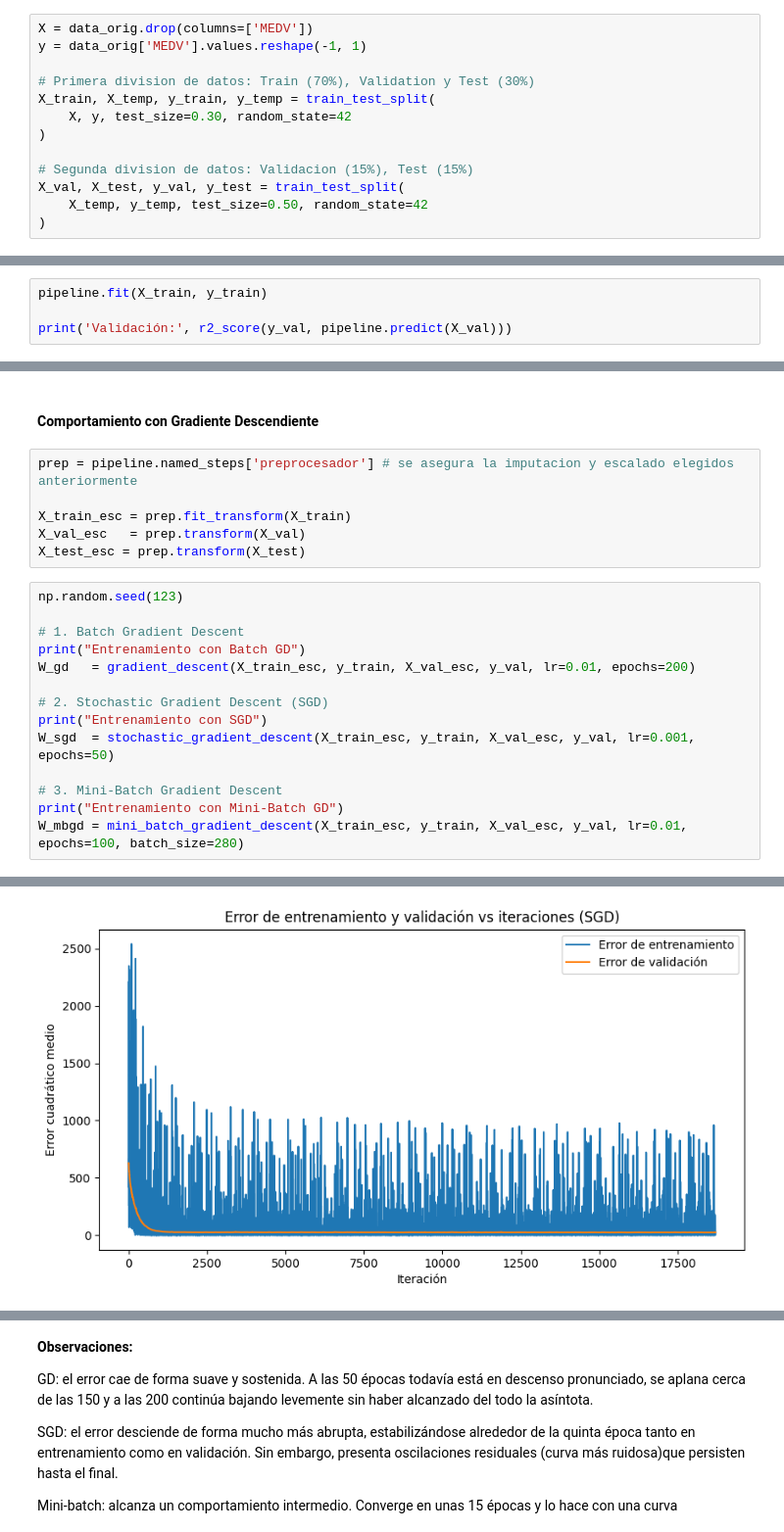
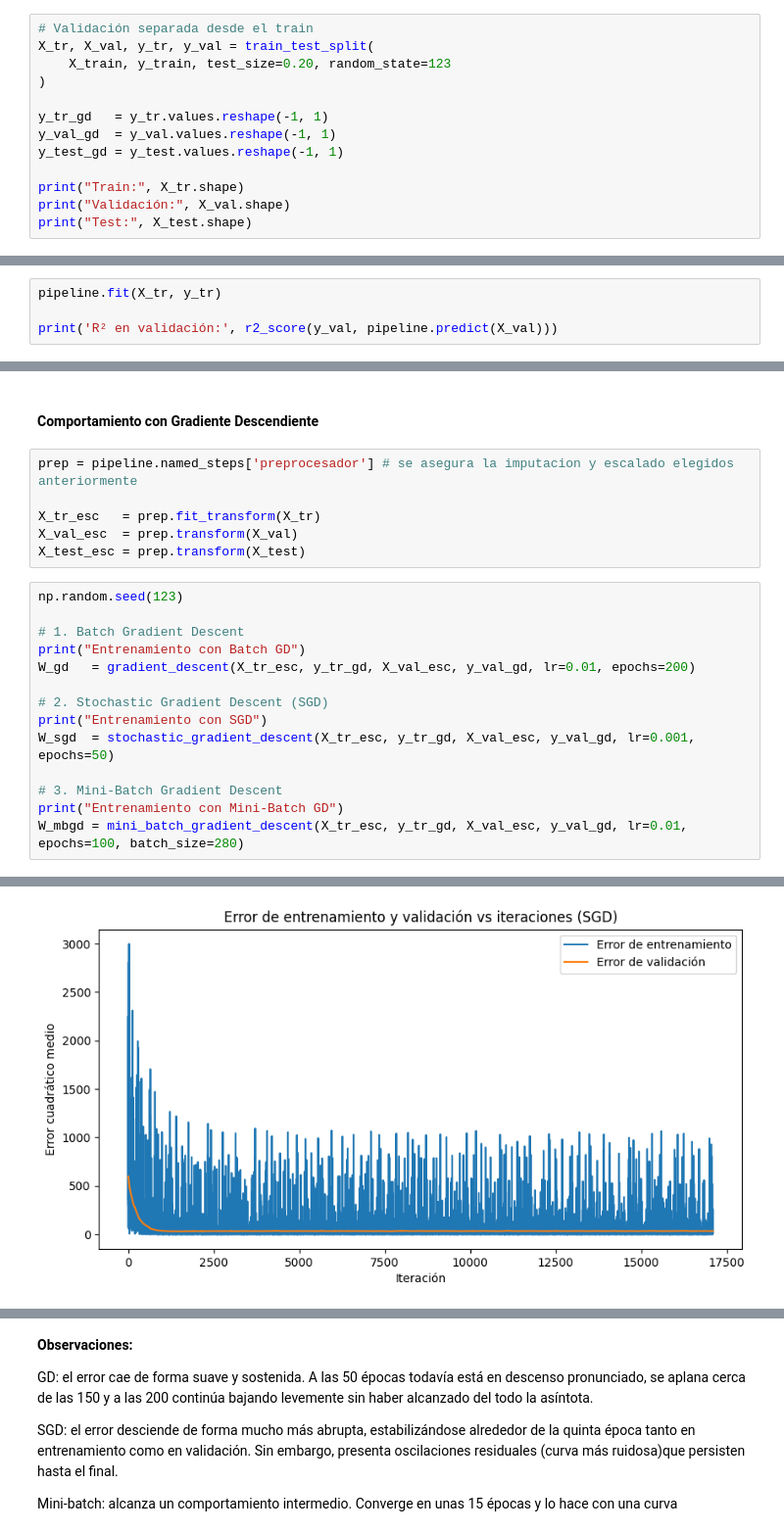
Before and after one commit to AlvaTF/TP-AA1-Ruiz-Toledo-Mendoza, a Jupyter notebook: TP_1/TP_regresion_AA1.ipynb, the cells around one changed output, grey strips where cells are left out. Shown at 98% size. Cells and saved outputs as stored; diff of their text form.

Commit message:
unifico split y comparo modelos

```diff
--- a/TP_1/TP_regresion_AA1.ipynb
+++ b/TP_1/TP_regresion_AA1.ipynb
@@ -459,16 +459,16 @@ def mini_batch_gradient_descent(X_train, y_train, X_test, y_test, lr=0.01, epoch
 # %%
 from sklearn.model_selection import train_test_split
 from sklearn.metrics import mean_absolute_error, mean_absolute_percentage_error, r2_score, mean_squared_error, root_mean_squared_error
-# %%
-X = data_orig.drop(columns=['MEDV'])
-y = data_orig['MEDV'].values.reshape(-1, 1)
-
-# Primera division de datos: Train (70%), Validation y Test (30%)
-X_train, X_temp, y_train, y_temp = train_test_split(
-    X, y, test_size=0.30, random_state=42
-)
-
-# Segunda division de datos: Validacion (15%), Test (15%)
-X_val, X_test, y_val, y_test = train_test_split(
-    X_temp, y_temp, test_size=0.50, random_state=42
-)
+# %%
+# Validación separada desde el train
+X_tr, X_val, y_tr, y_val = train_test_split(
+    X_train, y_train, test_size=0.20, random_state=123
+)
+
+y_tr_gd   = y_tr.values.reshape(-1, 1)
+y_val_gd  = y_val.values.reshape(-1, 1)
+y_test_gd = y_test.values.reshape(-1, 1)
+
+print("Train:", X_tr.shape)
+print("Validación:", X_val.shape)
+print("Test:", X_test.shape)
@@ -475,5 +479,5 @@ X_val, X_test, y_val, y_test = train_test_split(
 # %%
-pipeline.fit(X_train, y_train)
+pipeline.fit(X_tr, y_tr)
 
-print('Validación:', r2_score(y_val, pipeline.predict(X_val)))
+print('R² en validación:', r2_score(y_val, pipeline.predict(X_val)))
 # %% [output]
@@ -491,22 +495,22 @@ Dimensiones de X_test:  (81, 13), y_test:  (81, 1)
 # %%
 prep = pipeline.named_steps['preprocesador'] # se asegura la imputacion y escalado elegidos anteriormente
 
-X_train_esc = prep.fit_transform(X_train)
-X_val_esc   = prep.transform(X_val)
+X_tr_esc   = prep.fit_transform(X_tr)
+X_val_esc  = prep.transform(X_val)
 X_test_esc = prep.transform(X_test)
 # %%
 np.random.seed(123)
 
 # 1. Batch Gradient Descent
 print("Entrenamiento con Batch GD")
-W_gd   = gradient_descent(X_train_esc, y_train, X_val_esc, y_val, lr=0.01, epochs=200)
+W_gd   = gradient_descent(X_tr_esc, y_tr_gd, X_val_esc, y_val_gd, lr=0.01, epochs=200)
 
 # 2. Stochastic Gradient Descent (SGD)
 print("Entrenamiento con SGD")
-W_sgd  = stochastic_gradient_descent(X_train_esc, y_train, X_val_esc, y_val, lr=0.001, epochs=50)
+W_sgd  = stochastic_gradient_descent(X_tr_esc, y_tr_gd, X_val_esc, y_val_gd, lr=0.001, epochs=50)
 
 # 3. Mini-Batch Gradient Descent
 print("Entrenamiento con Mini-Batch GD")
-W_mbgd = mini_batch_gradient_descent(X_train_esc, y_train, X_val_esc, y_val, lr=0.01, epochs=100, batch_size=280)
+W_mbgd = mini_batch_gradient_descent(X_tr_esc, y_tr_gd, X_val_esc, y_val_gd, lr=0.01, epochs=100, batch_size=280)
 # %% [output]
 Entrenamiento con Batch GD
@@ -514,3 +518,3 @@ Entrenamiento con Batch GD
 Entrenamiento con SGD
-[figure, old version]
+[figure, new version]
 Entrenamiento con Mini-Batch GD
```
Also changed, not shown: parts of 15 cells of this notebook.
